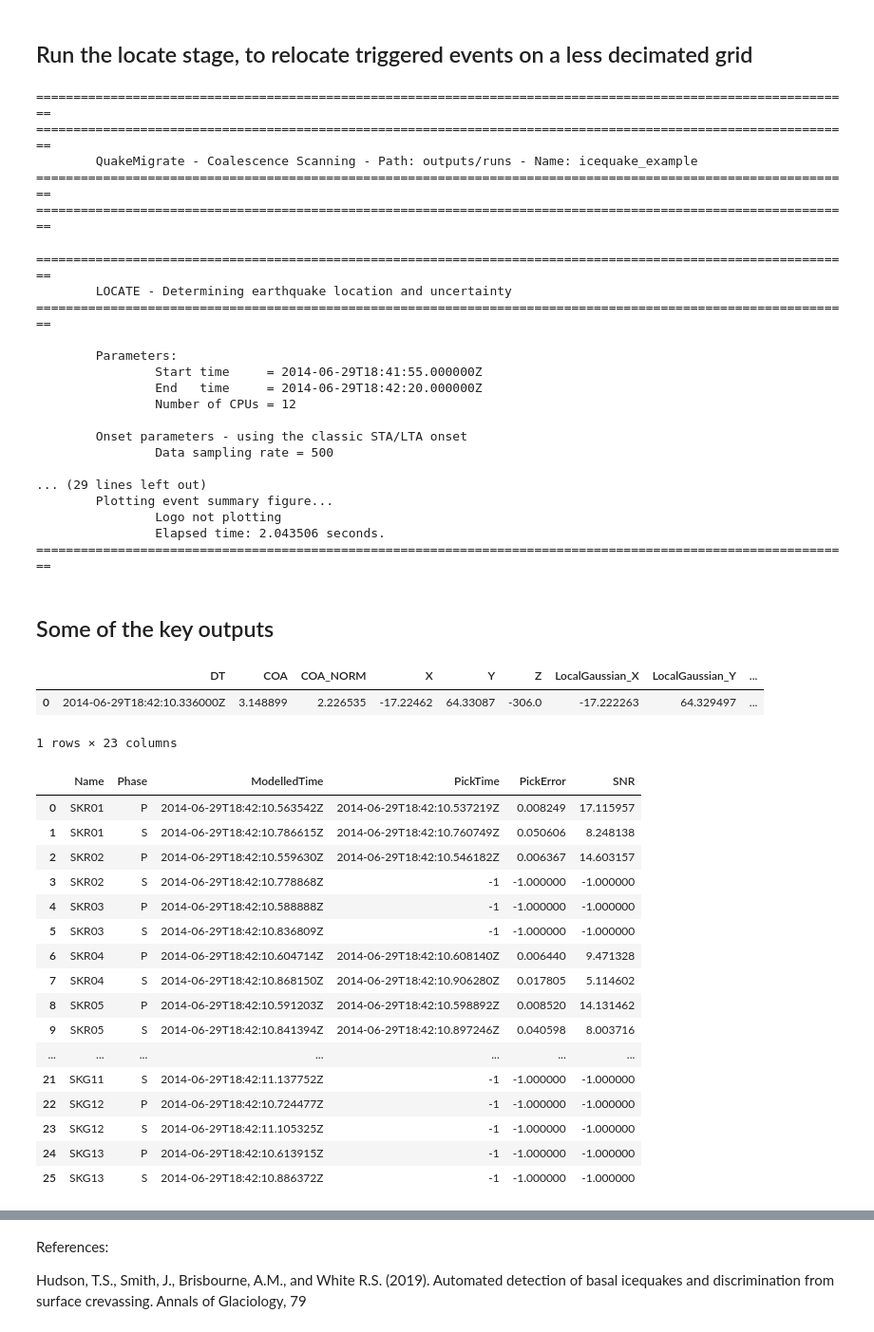
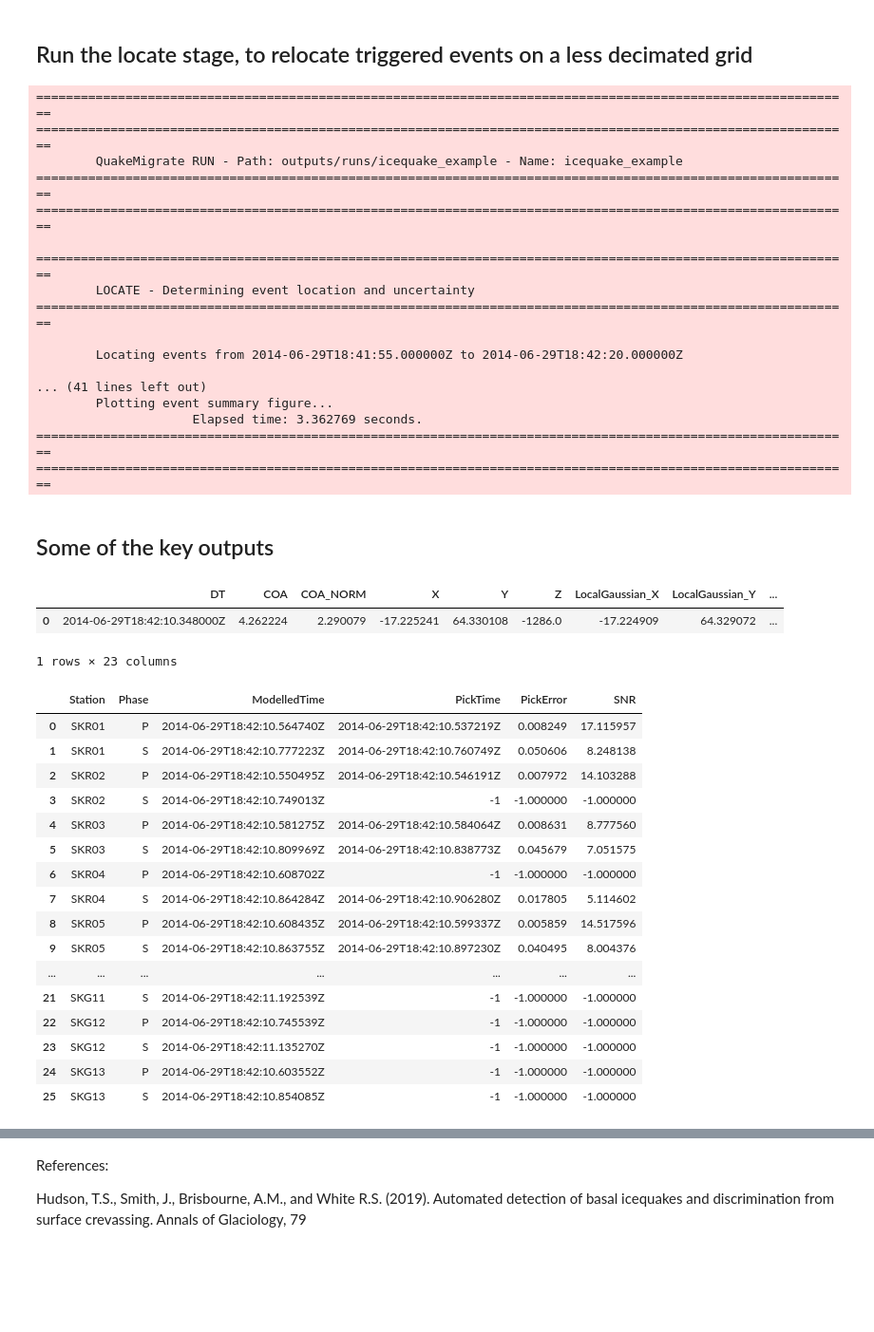
Before and after one commit to QuakeMigrate/QuakeMigrate, a Jupyter notebook: examples/Icequake_Iceland/icequakes_iceland.ipynb, the cells around one changed output, grey strips where cells are left out. Shown: that part at 95% size. Drawn from its saved outputs; the diff is of its cells as text; code cells hidden in the pictures; blank space fills up the shorter version.

Commit message:
chore(examples): Update example notebook/scripts
Update the Iceland and Rutford Ice Stream jupyter notebooks and scripts
to reflect the updates to the package.

```diff
--- a/examples/Icequake_Iceland/icequakes_iceland.ipynb
+++ b/examples/Icequake_Iceland/icequakes_iceland.ipynb
@@ -165,86 +161,79 @@ trig.trigger(start_time, end_time, savefig=True)
 # --- Create new PhasePicker ---
 picker = GaussianPicker(onset=onset)
 picker.marginal_window = 2.75
-picker.plot_phase_picks = True
+picker.plot_picks = True
 
 # --- Create new QuakeScan ---
-scan = QuakeScan(data, lut, onset=onset, picker=picker,
-                 output_path=out_path, run_name=run_name, log=True)
+scan = QuakeScan(archive, lut, onset=onset, picker=picker,
+                 run_path=run_path, run_name=run_name)
 
 # --- Set locate parameters ---
-scan.marginal_window = 2.75
-scan.n_cores = 12
+scan.marginal_window = 1.
+scan.threads = 12
 scan.sampling_rate = 500
 
 # --- Toggle plotting options ---
 scan.plot_event_summary = True
 scan.plot_event_video = False
-scan.plot_station_traces = True
 
 # --- Toggle writing of waveforms ---
 scan.write_cut_waveforms = False
-# %% [output]
-==============================================================================================================
-==============================================================================================================
-        QuakeMigrate - Coalescence Scanning - Path: outputs/runs - Name: icequake_example
-==============================================================================================================
-==============================================================================================================
 # %%
 # --- Run locate ---
-scan.locate(start_time=start_time, end_time=end_time)
+scan.locate(starttime=starttime, endtime=endtime)
 # %% [output]
 ==============================================================================================================
-        LOCATE - Determining earthquake location and uncertainty
+==============================================================================================================
+        QuakeMigrate RUN - Path: outputs/runs/icequake_example - Name: icequake_example
+==============================================================================================================
 ==============================================================================================================
 
-        Parameters:
-                Start time     = 2014-06-29T18:41:55.000000Z
-                End   time     = 2014-06-29T18:42:20.000000Z
-                Number of CPUs = 12
+==============================================================================================================
+        LOCATE - Determining event location and uncertainty
+==============================================================================================================
 
-        Onset parameters - using the classic STA/LTA onset
-                Data sampling rate = 500
+        Locating events from 2014-06-29T18:41:55.000000Z to 2014-06-29T18:42:20.000000Z
 
-... (29 lines left out)
+... (41 lines left out)
         Plotting event summary figure...
-                Logo not plotting
-                Elapsed time: 2.043506 seconds.
+                     Elapsed time: 3.362769 seconds.
 ==============================================================================================================
+==============================================================================================================
 # %% [markdown]
 ## Some of the key outputs
 # %%
 # Show the .event file, containing event origin time and location:
-icequake_event_fname = "./outputs/runs/icequake_example/locate/events/20140629184210336.event"
+icequake_event_fname = "./outputs/runs/icequake_example/locate/events/20140629184210348.event"
 event_df = pd.read_csv(icequake_event_fname)
 
 event_df
 # %% [output]
 |  | DT | COA | COA_NORM | X | Y | Z | LocalGaussian_X | LocalGaussian_Y | ... |
-| 0 | 2014-06-29T18:42:10.336000Z | 3.148899 | 2.226535 | -17.22462 | 64.33087 | -306.0 | -17.222263 | 64.329497 | ... |
+| 0 | 2014-06-29T18:42:10.348000Z | 4.262224 | 2.290079 | -17.225241 | 64.330108 | -1286.0 | -17.224909 | 64.329072 | ... |
 1 rows × 23 columns
 # %%
 # Show the .picks file, containing station time picks:
-icequake_pick_fname = "outputs/runs/icequake_example/locate/picks/20140629184210336.picks"
+icequake_pick_fname = "outputs/runs/icequake_example/locate/picks/20140629184210348.picks"
 pick_df = pd.read_csv(icequake_pick_fname)
 
 pick_df
 # %% [output]
-|  | Name | Phase | ModelledTime | PickTime | PickError | SNR |
-| 0 | SKR01 | P | 2014-06-29T18:42:10.563542Z | 2014-06-29T18:42:10.537219Z | 0.008249 | 17.115957 |
-| 1 | SKR01 | S | 2014-06-29T18:42:10.786615Z | 2014-06-29T18:42:10.760749Z | 0.050606 | 8.248138 |
-| 2 | SKR02 | P | 2014-06-29T18:42:10.559630Z | 2014-06-29T18:42:10.546182Z | 0.006367 | 14.603157 |
-| 3 | SKR02 | S | 2014-06-29T18:42:10.778868Z | -1 | -1.000000 | -1.000000 |
-| 4 | SKR03 | P | 2014-06-29T18:42:10.588888Z | -1 | -1.000000 | -1.000000 |
-| 5 | SKR03 | S | 2014-06-29T18:42:10.836809Z | -1 | -1.000000 | -1.000000 |
-| 6 | SKR04 | P | 2014-06-29T18:42:10.604714Z | 2014-06-29T18:42:10.608140Z | 0.006440 | 9.471328 |
-| 7 | SKR04 | S | 2014-06-29T18:42:10.868150Z | 2014-06-29T18:42:10.906280Z | 0.017805 | 5.114602 |
-| 8 | SKR05 | P | 2014-06-29T18:42:10.591203Z | 2014-06-29T18:42:10.598892Z | 0.008520 | 14.131462 |
-| 9 | SKR05 | S | 2014-06-29T18:42:10.841394Z | 2014-06-29T18:42:10.897246Z | 0.040598 | 8.003716 |
+|  | Station | Phase | ModelledTime | PickTime | PickError | SNR |
+| 0 | SKR01 | P | 2014-06-29T18:42:10.564740Z | 2014-06-29T18:42:10.537219Z | 0.008249 | 17.115957 |
+| 1 | SKR01 | S | 2014-06-29T18:42:10.777223Z | 2014-06-29T18:42:10.760749Z | 0.050606 | 8.248138 |
+| 2 | SKR02 | P | 2014-06-29T18:42:10.550495Z | 2014-06-29T18:42:10.546191Z | 0.007972 | 14.103288 |
+| 3 | SKR02 | S | 2014-06-29T18:42:10.749013Z | -1 | -1.000000 | -1.000000 |
+| 4 | SKR03 | P | 2014-06-29T18:42:10.581275Z | 2014-06-29T18:42:10.584064Z | 0.008631 | 8.777560 |
+| 5 | SKR03 | S | 2014-06-29T18:42:10.809969Z | 2014-06-29T18:42:10.838773Z | 0.045679 | 7.051575 |
+| 6 | SKR04 | P | 2014-06-29T18:42:10.608702Z | -1 | -1.000000 | -1.000000 |
+| 7 | SKR04 | S | 2014-06-29T18:42:10.864284Z | 2014-06-29T18:42:10.906280Z | 0.017805 | 5.114602 |
+| 8 | SKR05 | P | 2014-06-29T18:42:10.608435Z | 2014-06-29T18:42:10.599337Z | 0.005859 | 14.517596 |
+| 9 | SKR05 | S | 2014-06-29T18:42:10.863755Z | 2014-06-29T18:42:10.897230Z | 0.040495 | 8.004376 |
 | ... | ... | ... | ... | ... | ... | ... |
-| 21 | SKG11 | S | 2014-06-29T18:42:11.137752Z | -1 | -1.000000 | -1.000000 |
-| 22 | SKG12 | P | 2014-06-29T18:42:10.724477Z | -1 | -1.000000 | -1.000000 |
-| 23 | SKG12 | S | 2014-06-29T18:42:11.105325Z | -1 | -1.000000 | -1.000000 |
-| 24 | SKG13 | P | 2014-06-29T18:42:10.613915Z | -1 | -1.000000 | -1.000000 |
-| 25 | SKG13 | S | 2014-06-29T18:42:10.886372Z | -1 | -1.000000 | -1.000000 |
+| 21 | SKG11 | S | 2014-06-29T18:42:11.192539Z | -1 | -1.000000 | -1.000000 |
+| 22 | SKG12 | P | 2014-06-29T18:42:10.745539Z | -1 | -1.000000 | -1.000000 |
+| 23 | SKG12 | S | 2014-06-29T18:42:11.135270Z | -1 | -1.000000 | -1.000000 |
+| 24 | SKG13 | P | 2014-06-29T18:42:10.603552Z | -1 | -1.000000 | -1.000000 |
+| 25 | SKG13 | S | 2014-06-29T18:42:10.854085Z | -1 | -1.000000 | -1.000000 |
 # %%
 # Show the coalescence pdf file, containing event origin time and location:
```
Also changed, not shown: parts of 7 cells of this notebook, 11 other files.
